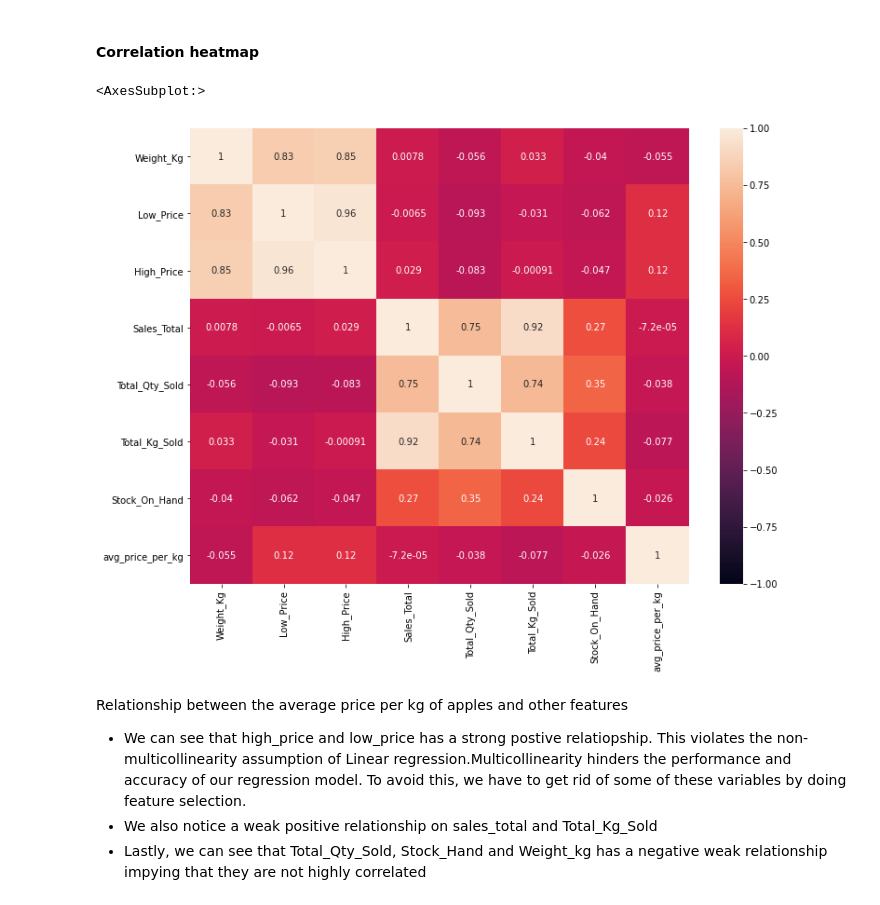
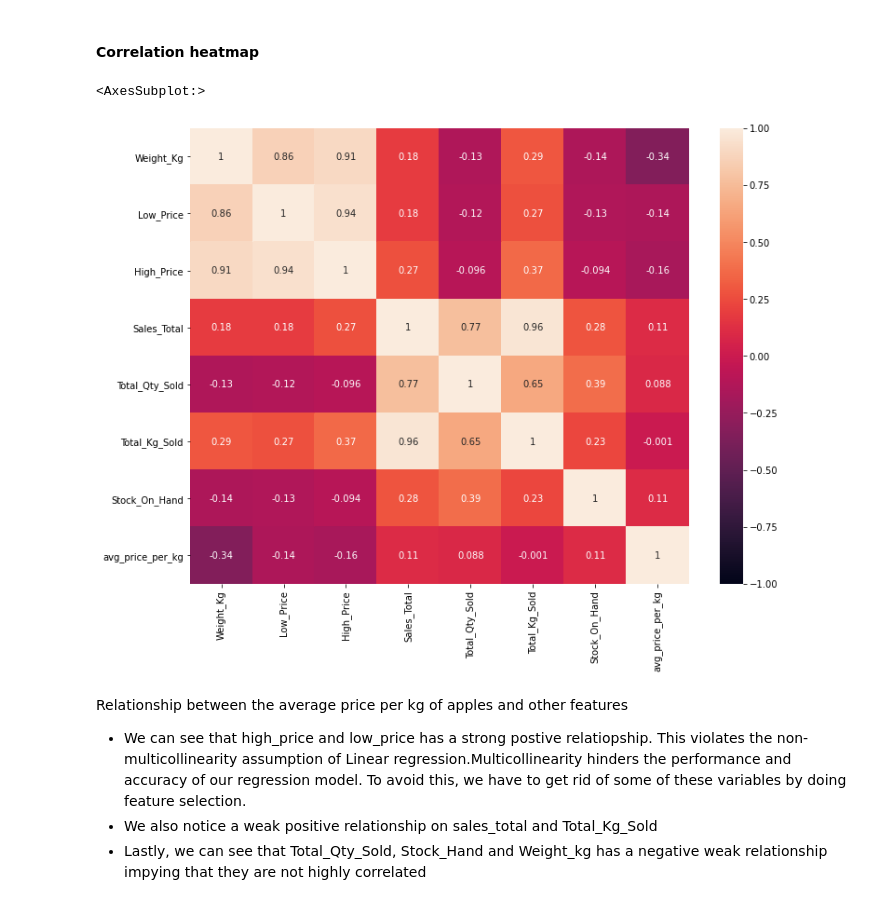
Before and after one commit to TyroneCarelse/ML_Apple_Price_Challenge_ZM_Team7, a Jupyter notebook: ML_Apple_Price_Challenge_ZM_Team7.ipynb, the cells around one changed output. Drawn from its saved outputs; the diff is of its cells as text; code cells hidden in the pictures.

```diff
--- a/ML_Apple_Price_Challenge_ZM_Team7.ipynb
+++ b/ML_Apple_Price_Challenge_ZM_Team7.ipynb
@@ -262,3 +264,5 @@ negitive_where(train,'Sales_Total').shape
+# %%
+train_apl = train[train['Commodities'] == 'APPLE GOLDEN DELICIOUS']
 # %% [markdown]
 ####  Summary of Statistics after data is cleaned
 # %%
@@ -391,11 +395,11 @@ g.fig.set_size_inches(12,12)
 # %%
 #Correlations
 plt_size = (12, 9)
 fig, ax = plt.subplots(figsize=plt_size)
-sns.heatmap(train.corr(), vmin=-1, vmax=1,annot=True)
+sns.heatmap(train_apl.corr(), vmin=-1, vmax=1,annot=True)
 # %% [output]
 <AxesSubplot:>
-[figure, old version]
+[figure, new version]
 # %% [markdown]
 Relationship between the average price per kg of apples and other features
 
```
Also changed, not shown: parts of 13 cells of this notebook.
